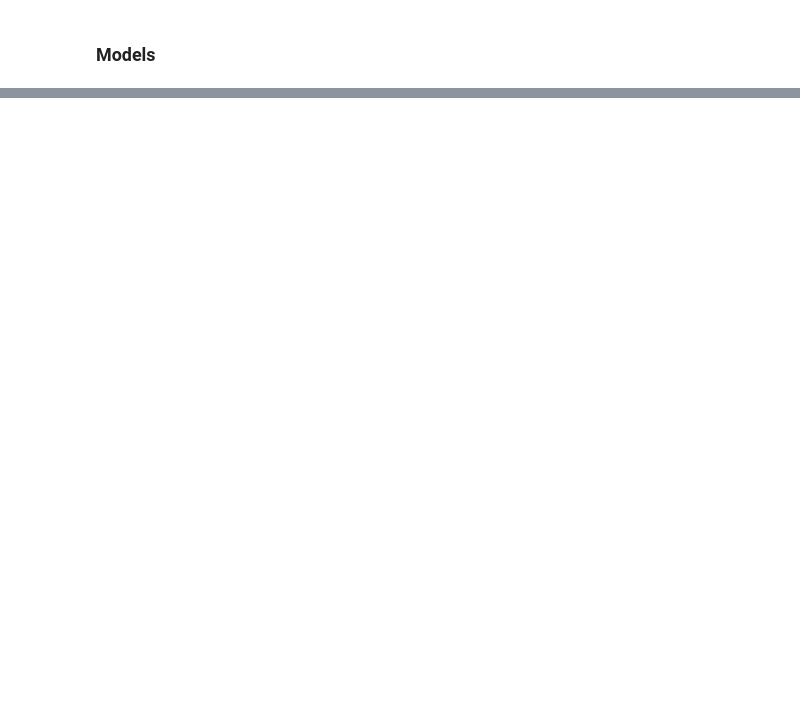
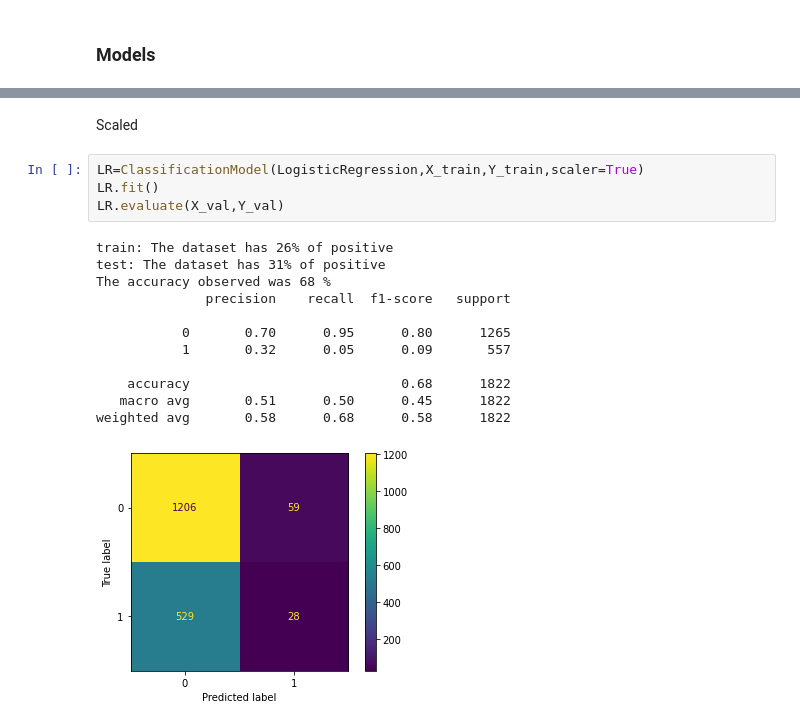
Before and after one commit to estevanmendes/Driving-pattern-EDA-and-AI, a Jupyter notebook: EDA_and_models.ipynb, the cells around one changed output, grey strips where cells are left out. Drawn from its saved outputs; the diff is of its cells as text; blank space fills up the shorter version.

```diff
--- a/EDA_and_models.ipynb
+++ b/EDA_and_models.ipynb
@@ -405,0 +692,19 @@ X_test_sequence,Y_test_sequece=create_sequences(3,'class_code',[0,1,2],test_data
+# %% [markdown]
+Scaled
+# %%
+LR=ClassificationModel(LogisticRegression,X_train,Y_train,scaler=True)
+LR.fit()
+LR.evaluate(X_val,Y_val)
+# %% [output]
+train: The dataset has 26% of positive
+test: The dataset has 31% of positive
+The accuracy observed was 68 %
+              precision    recall  f1-score   support
+
+           0       0.70      0.95      0.80      1265
+           1       0.32      0.05      0.09       557
+
+    accuracy                           0.68      1822
+   macro avg       0.51      0.50      0.45      1822
+weighted avg       0.58      0.68      0.58      1822
+[figure, added]
```
Also changed, not shown: parts of 65 cells of this notebook.
